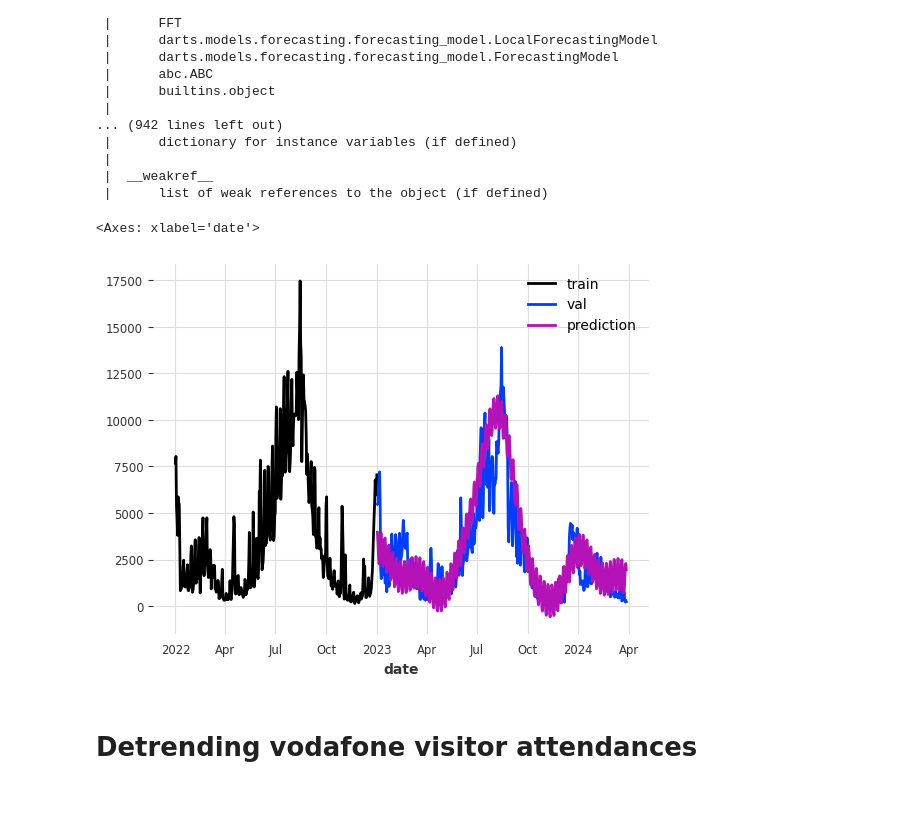
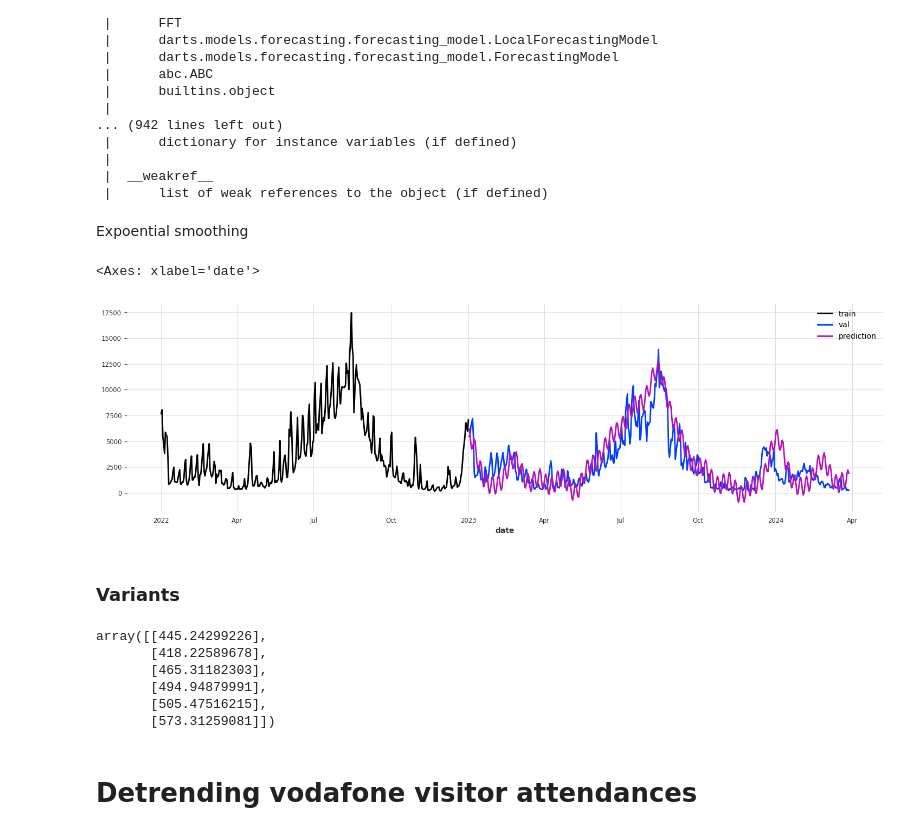
Before and after one commit to tn-aixpa/datiturismo, a Jupyter notebook: digital twin/confounding.ipynb, the cells around one changed output. Saved outputs shown, nothing was run; the diff lists cells and outputs as text; code cells hidden in the pictures; blank space fills up the shorter version.

Commit message:
feat(detrending) adaptive approach in trend determination

```diff
--- a/digital twin/confounding.ipynb
+++ b/digital twin/confounding.ipynb
@@ -941,7 +941,7 @@ from darts import TimeSeries
 from darts.datasets import AirPassengersDataset
 from darts.models import FFT
 # %%
-training_data_T_E = resulting_T_E[["date", "all", "is_weekend", "month", "year", "tmax", "tmin"]]
-resulting_ts_df = TimeSeries.from_dataframe(training_data_T_E.reset_index(),
+training_data_T_E = resulting_T_E[["all", "date", "presences_tourists", "presences_excursionists", "is_weekend", "month", "year", "tmax", "tmin"]]
+resulting_ts_df = TimeSeries.from_dataframe(training_data_T_E,
                                             time_col="date",
                                             value_cols="all")
@@ -1013,15 +1097,41 @@ class FFT(darts.models.forecasting.forecasting_model.LocalForecastingModel)
  |
  |  __weakref__
  |      list of weak references to the object (if defined)
+# %% [markdown]
+Expoential smoothing
 # %%
-model = FFT(trend="exp")
+model = FFT(
+    nr_freqs_to_keep=20,
+    trend= "exp",
+    trend_poly_degree=2
+)
 model.fit(train)
 pred_val = model.predict(len(val))
+plt.figure(figsize=(18, 5))
 train.plot(label="train")
 val.plot(label="val")
 pred_val.plot(label="prediction")
 # %% [output]
 <Axes: xlabel='date'>
-[figure, old version]
+[figure, new version]
+# %% [markdown]
+### Variants
+# %%
+from darts.datasets import AirPassengersDataset
+from darts.models import ExponentialSmoothing
+from darts.utils.utils import ModelMode, SeasonalityMode
+series = AirPassengersDataset().load()
+# using Holt's exponential smoothing
+model = ExponentialSmoothing(trend=ModelMode.ADDITIVE, seasonal=SeasonalityMode.MULTIPLICATIVE)
+model.fit(series)
+pred = model.predict(6)
+pred.values()
+# %% [output]
+array([[445.24299226],
+       [418.22589678],
+       [465.31182303],
+       [494.94879991],
+       [505.47516215],
+       [573.31259081]])
 # %% [markdown]
 # Detrending vodafone visitor attendances
```
Also changed, not shown: parts of 14 cells of this notebook.
